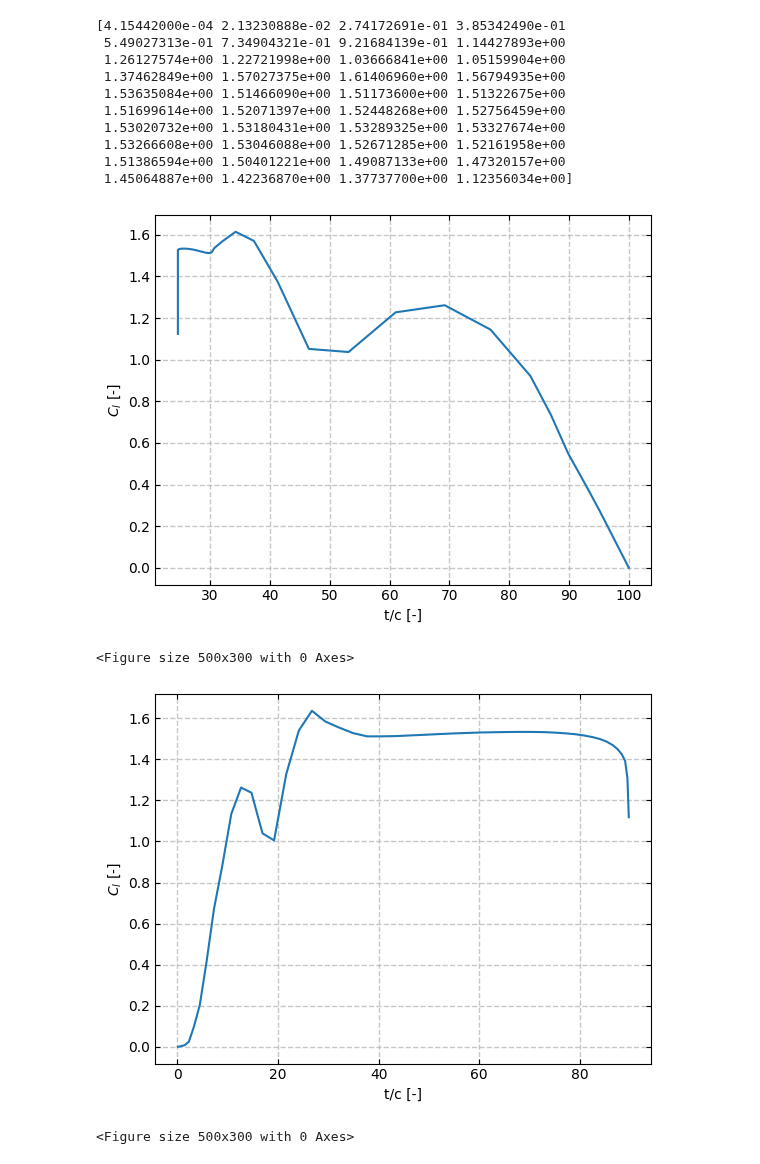
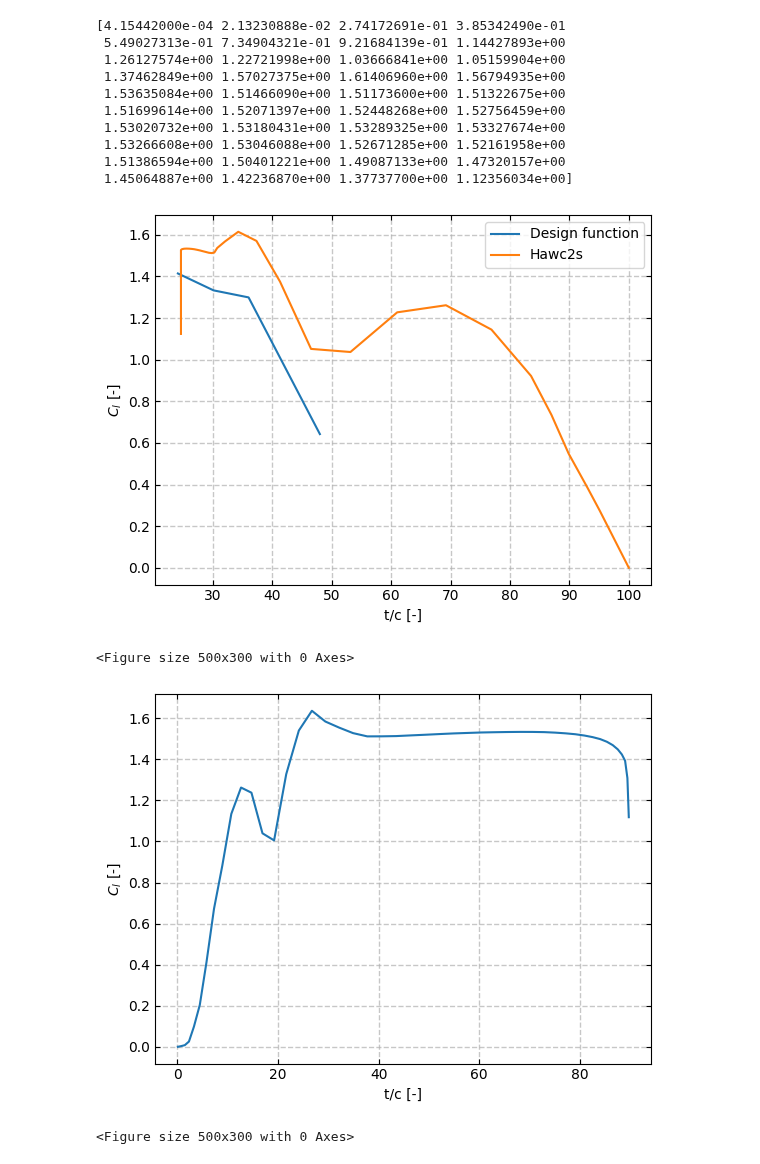
Before and after one commit to SpyrosAcheimastos/LAC, a Jupyter notebook: our_design/Assignment_1/Part3/Part_3_plotting.ipynb, the cells around one changed output. Cells and saved outputs as stored; diff of their text form; code cells hidden in the pictures.

```diff
--- a/our_design/Assignment_1/Part3/Part_3_plotting.ipynb
+++ b/our_design/Assignment_1/Part3/Part_3_plotting.ipynb
@@ -140,33 +141,36 @@ print(Cl_interpolated)
 # %%
 # fig, axs = plt.subplots(1, 2)
 
 # axs[0].plot(tc_list,Cl_interpolated)
 # axs[1].plot(ind_data["s_m"], ind_data["Cl"])
 # axs[0].set_ylabel("Cl [-]")
 # axs[0].set_xlabel("t/c [-]")
 # axs[1].set_xlabel('$r_{\\text{blade}}$ [m]')
 
+cl_des, cd_des, aoa_des, tc_vals, cl_vals, cd_vals, aoa_vals = get_design_functions(2)
 
 
-plt.plot(tc_list,Cl_interpolated)
+plt.plot(tc_vals,cl_vals,label='Design function')
+plt.plot(tc_list,Cl_interpolated,label='Hawc2s')
 plt.ylabel("$C_l$ [-]")
 plt.xlabel('t/c [-]')
+plt.legend()
 plt.tick_params(axis='both',bottom=True, top=True, left=True, right=True, direction='in', which='major')
 plt.grid(linestyle='--', linewidth=1, alpha=0.7)
 plt.figure(figsize=(5, 3))
 plt.savefig(Path.cwd().parent / 'Plots/Cl_tc_hawc2s.pdf')
 plt.show()
 
 plt.plot(ind_data["s_m"], ind_data["Cl"])
 plt.ylabel("$C_l$ [-]")
 plt.xlabel('t/c [-]')
 plt.tick_params(axis='both',bottom=True, top=True, left=True, right=True, direction='in', which='major')
 plt.grid(linestyle='--', linewidth=1, alpha=0.7)
 plt.figure(figsize=(5, 3))
 plt.savefig(Path.cwd().parent / 'Plots/Cl_r_hawc2s.pdf')
 plt.show()
 # %% [output]
-[figure, old version]
+[figure, new version]
 <Figure size 500x300 with 0 Axes>
 [figure]
 <Figure size 500x300 with 0 Axes>
```
Also changed, not shown: parts of 9 cells of this notebook, 10 other files.
